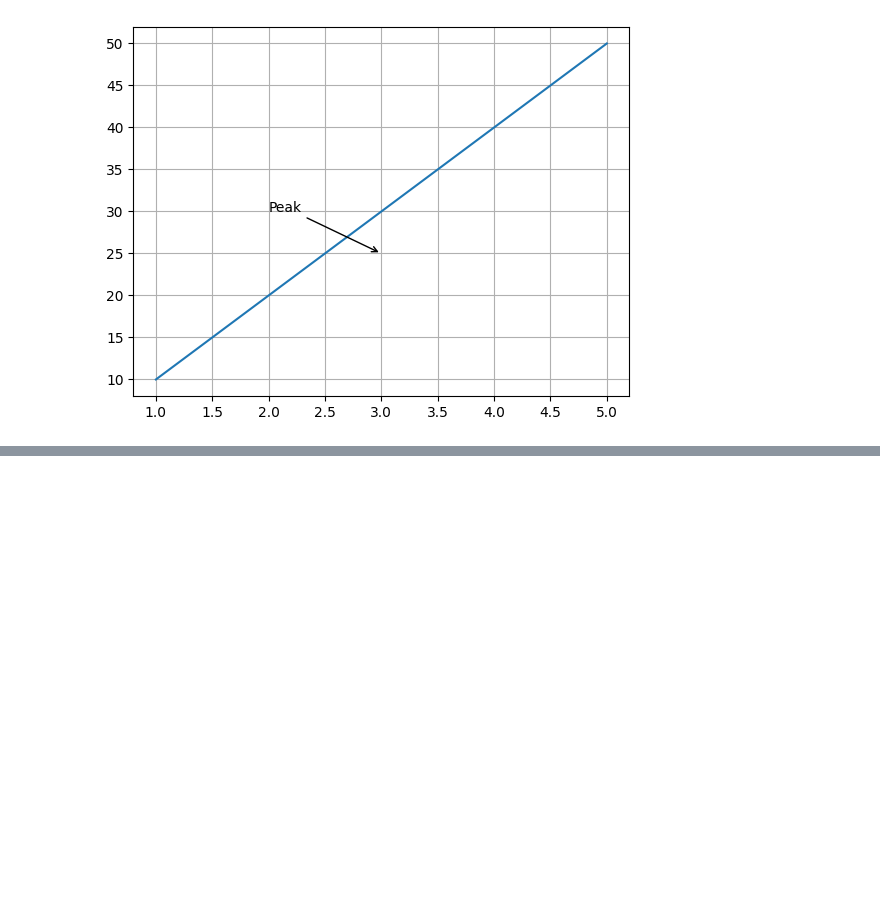
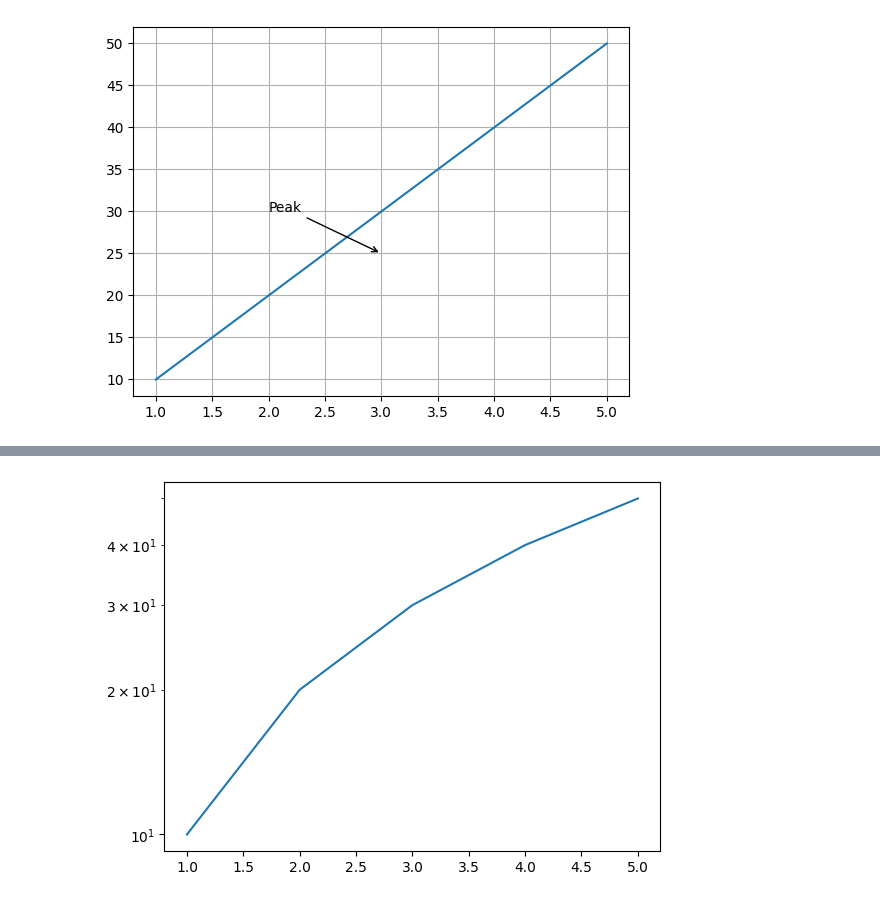
Before and after one commit to imaakanksha/NumPy, a Jupyter notebook: matplotlib.ipynb, the cells around one changed output, grey strips where cells are left out. Saved outputs shown, nothing was run; the diff lists cells and outputs as text; code cells hidden in the pictures; blank space fills up the shorter version.

```diff
--- a/matplotlib.ipynb
+++ b/matplotlib.ipynb
@@ -81,0 +90,7 @@ plt.show()
+# %%
+##Logrithmic Scales
+plt.plot(x,y)
+plt.yscale('log')
+plt.show()
+# %% [output]
+[figure, added]
```
Also changed, not shown: parts of 7 cells of this notebook.
